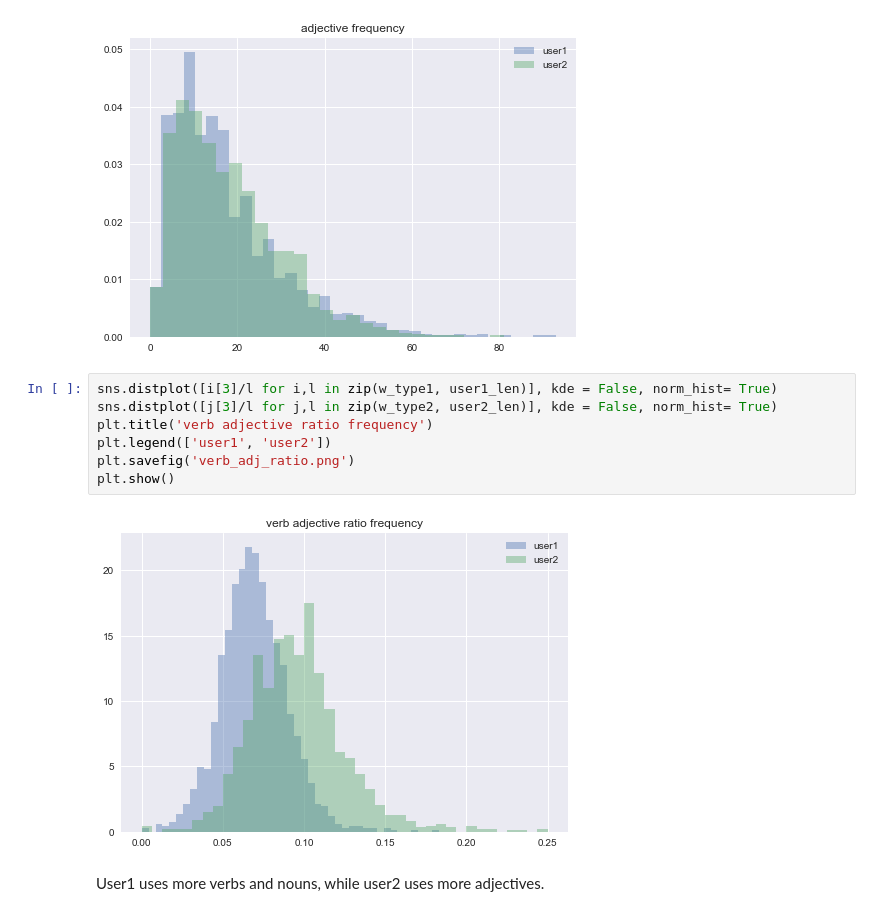
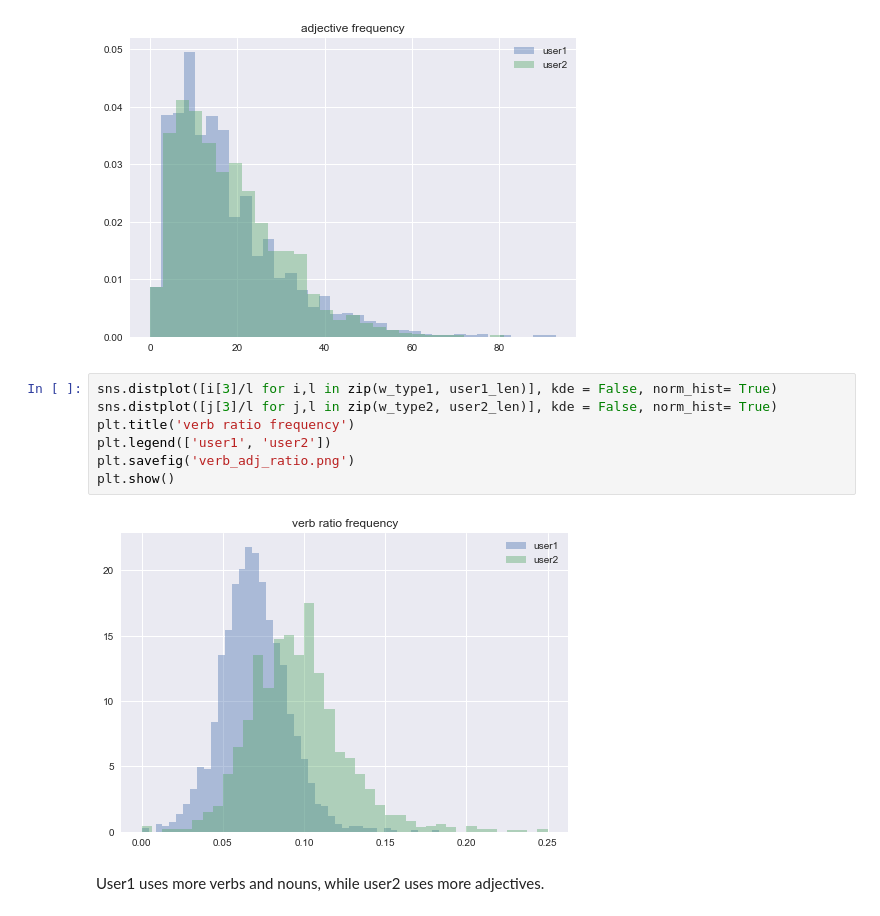
Before and after one commit to CornellDataScience/NLP_Research-FA17, a Jupyter notebook: kenta/week2.ipynb, the cells around one changed output. Drawn from its saved outputs; the diff is of its cells as text.

```diff
--- a/kenta/week2.ipynb
+++ b/kenta/week2.ipynb
@@ -211,12 +209,12 @@ plt.show()
 # %%
 sns.distplot([i[3]/l for i,l in zip(w_type1, user1_len)], kde = False, norm_hist= True)
 sns.distplot([j[3]/l for j,l in zip(w_type2, user2_len)], kde = False, norm_hist= True)
-plt.title('verb adjective ratio frequency')
+plt.title('verb ratio frequency')
 plt.legend(['user1', 'user2'])
 plt.savefig('verb_adj_ratio.png')
 plt.show()
 # %% [output]
-[figure, old version]
+[figure, new version]
 # %% [markdown]
 User1 uses more verbs and nouns, while user2 uses more adjectives.
 # %%
```
Also changed, not shown: parts of 1 cell of this notebook.
